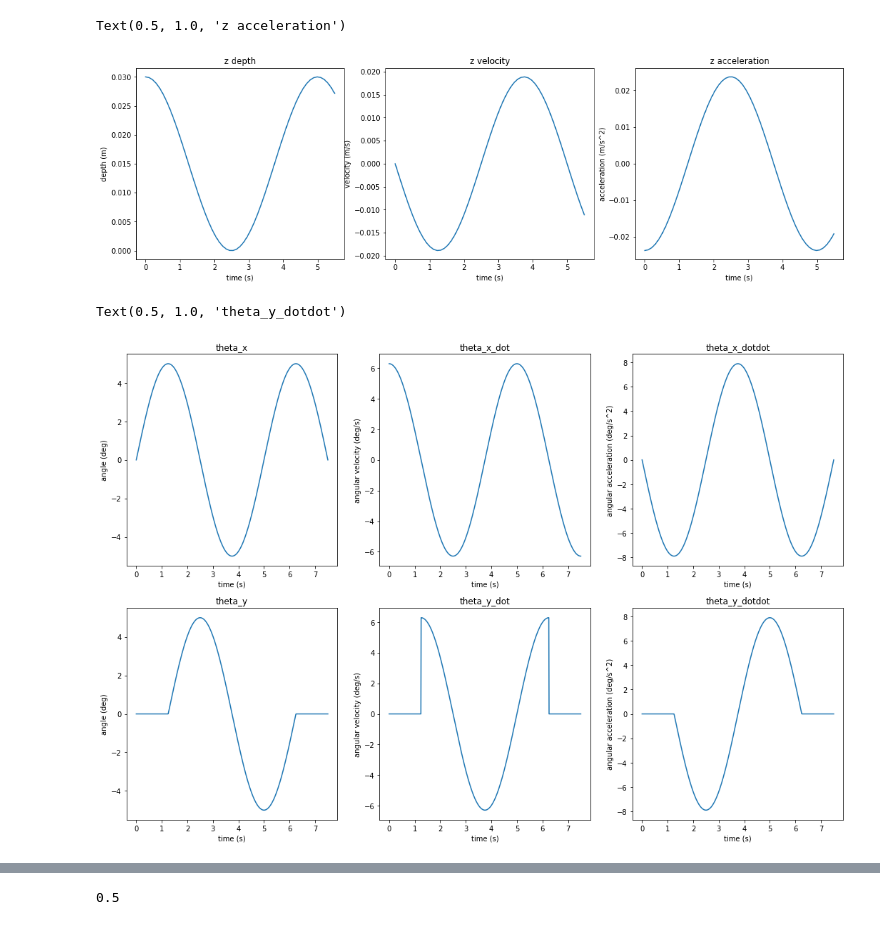
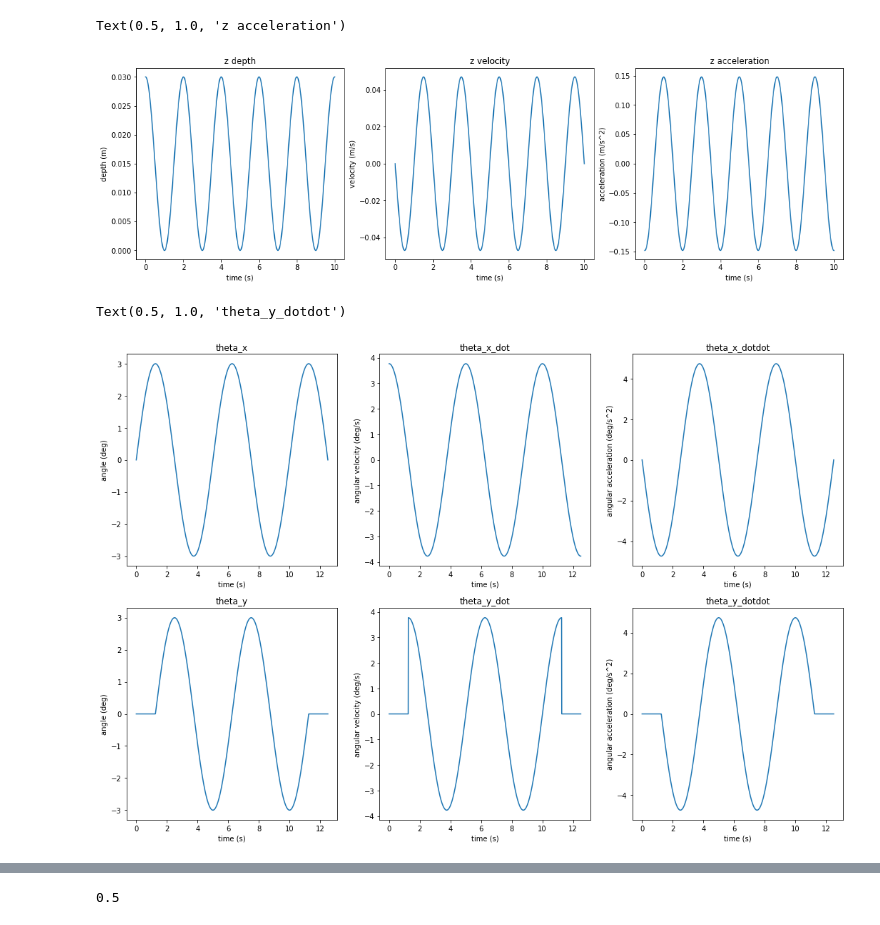
Before and after one commit to zhihuaz0413/fsr_experiments, a Jupyter notebook: test_trajectory/test_traj.ipynb, the cells around one changed output, grey strips where cells are left out. Cells and saved outputs as stored; diff of their text form; code cells hidden in the pictures.

```diff
--- a/test_trajectory/test_traj.ipynb
+++ b/test_trajectory/test_traj.ipynb
@@ -7,61 +7,64 @@ max_depth = 0.03
 min_depth = 0.0
 
 amplitude = max_depth - min_depth
-period = 5 # seconds
+period = 10 # seconds
 
-frequency = 1.0/period
+frequency = 0.5 # 2-6 Hz
 # %%
 # pressing
-sample_rate = 10
-p_duration = period * 1.1
+sample_rate = 100
+p_duration = period
 t = np.linspace(0, p_duration, int(sample_rate*p_duration))
 z = min_depth + amplitude/2 + amplitude/2 * np.cos(2*np.pi*frequency*t)
 z_dot = -amplitude/2 * 2*np.pi*frequency * np.sin(2*np.pi*frequency*t)
 z_dotdot = -amplitude/2 * (2*np.pi*frequency)**2 * np.cos(2*np.pi*frequency*t)
 
 plt.figure(figsize=(18, 5))
 plt.subplot(1, 3, 1)
 plt.plot(t, z, label='depth')
 plt.xlabel('time (s)')
 plt.ylabel('depth (m)')
 plt.title('z depth')
 
 plt.subplot(1, 3, 2)
 plt.plot(t, z_dot, label='velocity')
 plt.xlabel('time (s)')
 plt.ylabel('velocity (m/s)')
 plt.title('z velocity')
 
 plt.subplot(1, 3, 3)
 plt.plot(t, z_dotdot, label='acceleration')
 plt.xlabel('time (s)')
 plt.ylabel('acceleration (m/s^2)')
 plt.title('z acceleration')
 # %% [output]
 Text(0.5, 1.0, 'z acceleration')
-[figure, old version]
+[figure, new version]
 # %%
 # precision
 sample_rate = 100
 
-amp_theta = 5
-period = 5
-period = period * 1.5
-t = np.linspace(0, period, int(sample_rate*period))
+amp_theta = 3
+duration = 10
+frequency = 0.2
+period = 1 / frequency
+duration = duration + period * 0.5
+
+t = np.linspace(0, duration, int(sample_rate*duration))
 theta_x = amp_theta * np.sin(2*np.pi*frequency*t)
 theta_y = amp_theta * np.sin(2*np.pi*frequency*t - np.pi/2)
-theta_y[0:int(sample_rate*period/6)] = 0
-theta_y[int(sample_rate*period/6*5):int(sample_rate*period)] = 0
+theta_y[0:int(sample_rate*period/4)] = 0
+theta_y[-int(sample_rate*period/4):] = 0
 
 theta_x_dot = amp_theta * 2*np.pi*frequency * np.cos(2*np.pi*frequency*t)
 theta_y_dot = amp_theta * 2*np.pi*frequency * np.cos(2*np.pi*frequency*t - np.pi/2)
-theta_y_dot[0:int(sample_rate*period/6)] = 0
-theta_y_dot[int(sample_rate*period/6*5):int(sample_rate*period)] = 0
+theta_y_dot[0:int(sample_rate*period/4)] = 0
+theta_y_dot[-int(sample_rate*period/4):] = 0
 
 theta_x_dotdot = -amp_theta * (2*np.pi*frequency)**2 * np.sin(2*np.pi*frequency*t)
 theta_y_dotdot = -amp_theta * (2*np.pi*frequency)**2 * np.sin(2*np.pi*frequency*t - np.pi/2)
-theta_y_dotdot[0:int(sample_rate*period/6)] = 0
-theta_y_dotdot[int(sample_rate*period/6*5):int(sample_rate*period)] = 0
+theta_y_dotdot[0:int(sample_rate*period/4)] = 0
+theta_y_dotdot[-int(sample_rate*period/4):] = 0
 
 
 fig, axs = plt.subplots(2, 3, figsize=(18, 12))
@@ -98,4 +101,4 @@ axs[1, 2].set_ylabel('angular acceleration (deg/s^2)')
 axs[1, 2].set_title('theta_y_dotdot')
 # %% [output]
 Text(0.5, 1.0, 'theta_y_dotdot')
-[figure, old version]
+[figure, new version]
```
Also changed, not shown: parts of 3 cells of this notebook, 32 other files.
